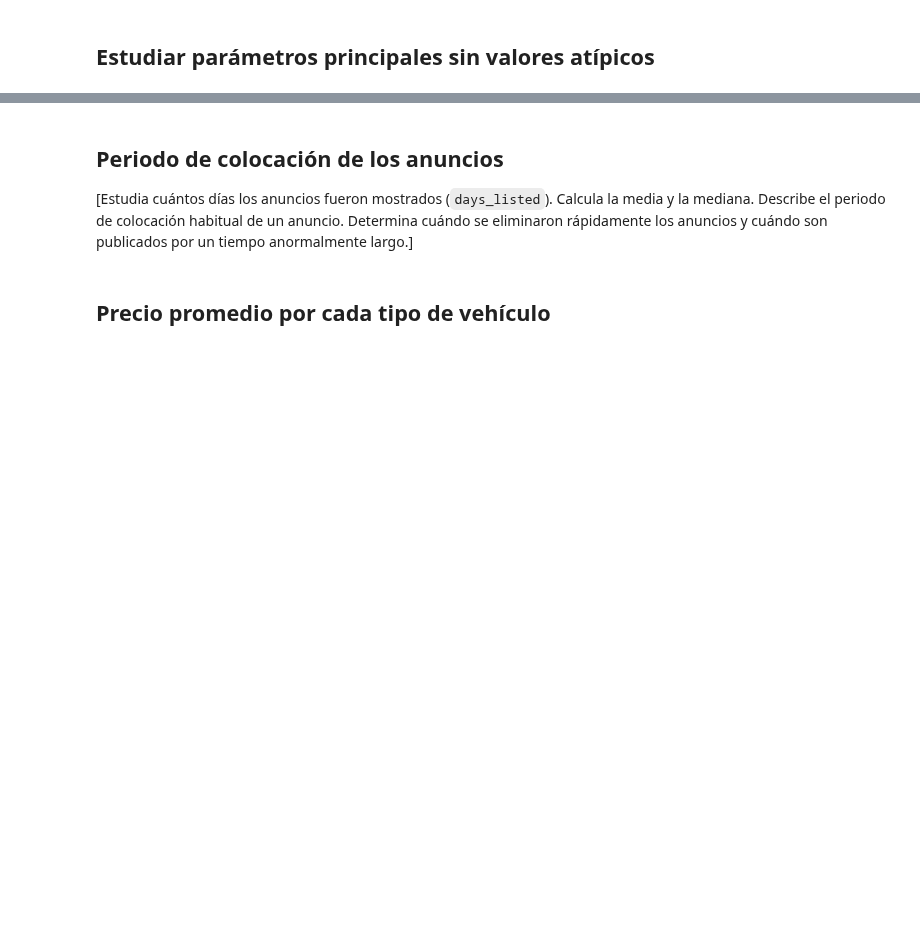
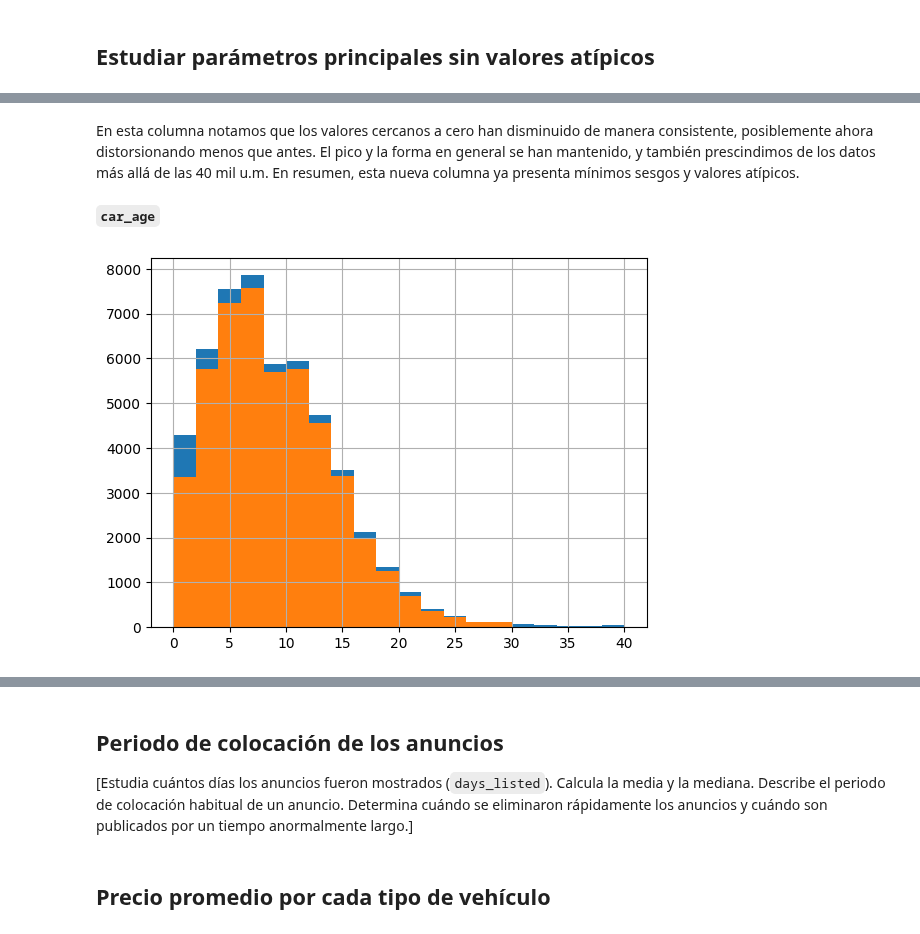
Before and after one commit to ChristianMartinezCaceres/Practicum-portfolio, a Jupyter notebook: 03_vehicle_price_Analysis/vehicle_price_analysis_notebook.ipynb, the cells around one changed output, grey strips where cells are left out. Drawn from its saved outputs; the diff is of its cells as text; code cells hidden in the pictures; blank space fills up the shorter version.

```diff
--- a/03_vehicle_price_Analysis/vehicle_price_analysis_notebook.ipynb
+++ b/03_vehicle_price_Analysis/vehicle_price_analysis_notebook.ipynb
@@ -1146,0 +1219,10 @@ Name: condition, dtype: int64
+# %% [markdown]
+En esta columna notamos que los valores cercanos a cero han disminuido de manera consistente, posiblemente ahora distorsionando menos que antes. El pico y la forma en general se han mantenido, y también prescindimos de los datos más allá de las 40 mil u.m. En resumen, esta nueva columna ya presenta mínimos sesgos y valores atípicos.
+# %% [markdown]
+**`car_age`**
+# %%
+cars['car_age'].hist(bins=20, range=(0, 40))
+cars_filtered['car_age'].hist(bins=20, range=(0, 40))
+plt.show()
+# %% [output]
+[figure, added]
```
Also changed, not shown: parts of 32 cells of this notebook.
